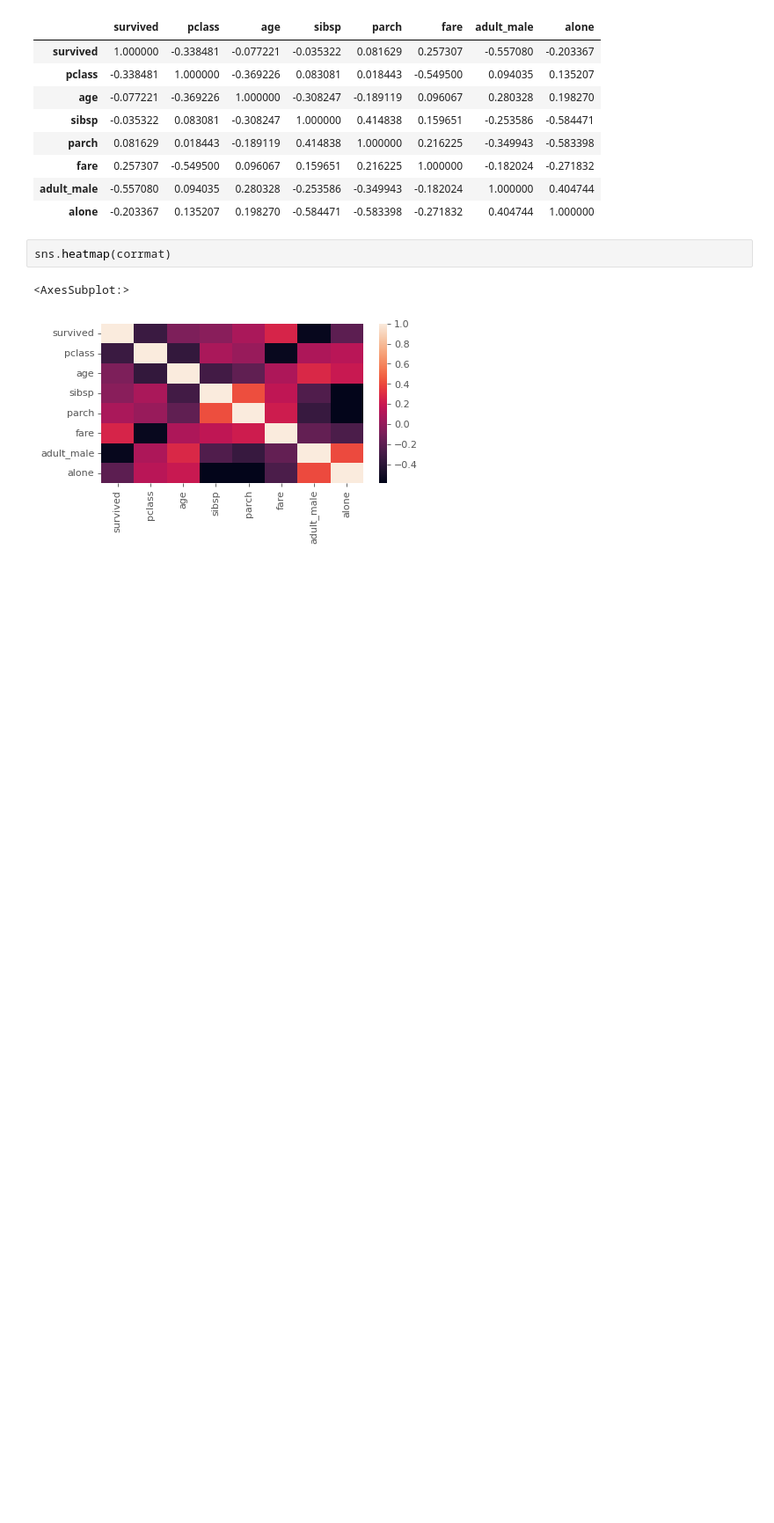
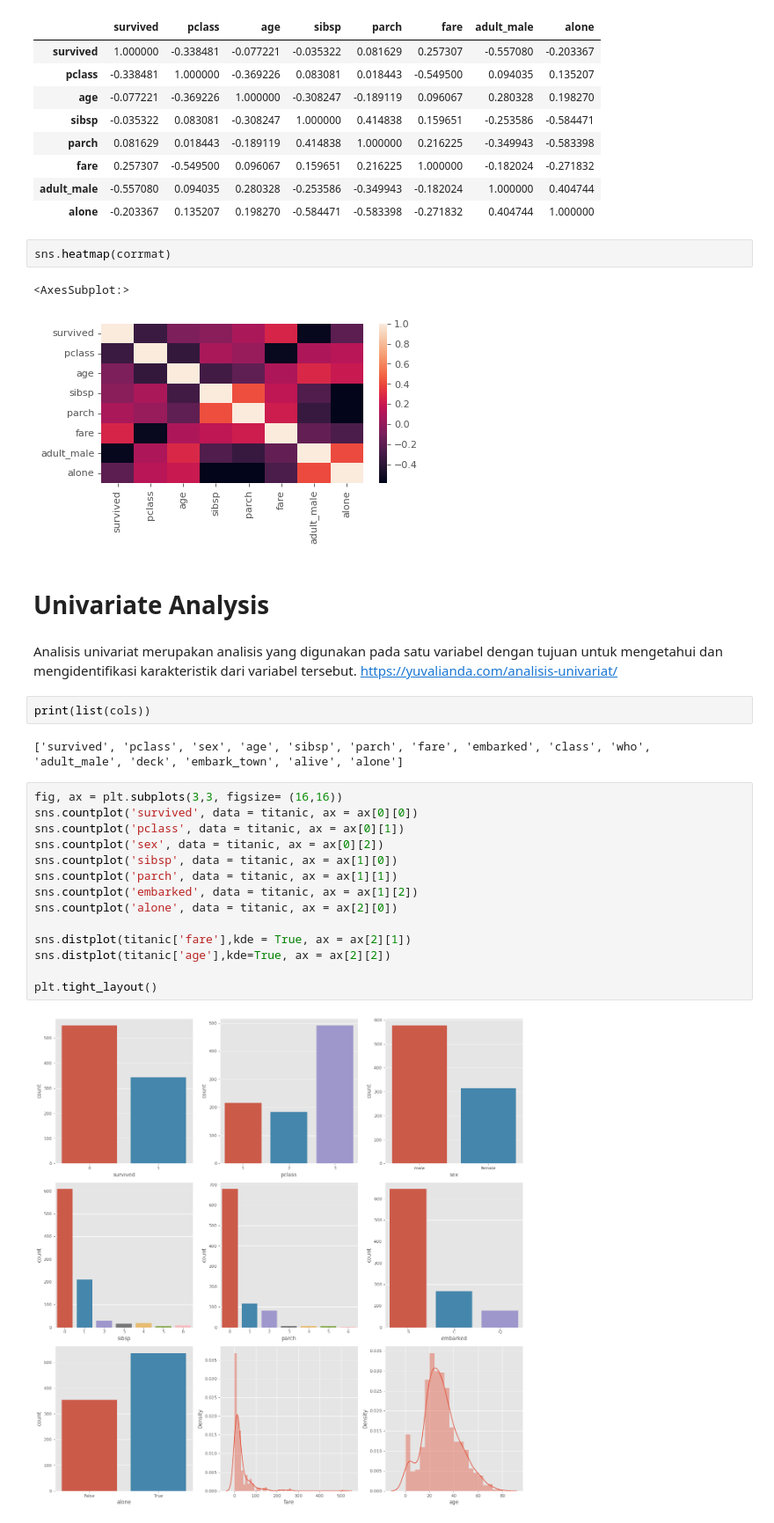
Before and after one commit to one2pret/eda-titanic, a Jupyter notebook: eda-titanic.ipynb, the cells around one changed output. Shown: that part at 88% size. Saved outputs shown, nothing was run; the diff lists cells and outputs as text; blank space fills up the shorter version.

Commit message:
update tambah latihan dari stackup

```diff
--- a/eda-titanic.ipynb
+++ b/eda-titanic.ipynb
@@ -122,3 +122,27 @@ sns.heatmap(corrmat)
 # %% [output]
 <AxesSubplot:>
 [figure]
+# %% [markdown]
+# Univariate Analysis
+# %% [markdown]
+Analisis univariat merupakan analisis yang digunakan pada satu variabel dengan tujuan untuk mengetahui dan mengidentifikasi karakteristik dari variabel tersebut. https://yuvalianda.com/analisis-univariat/
+# %%
+print(list(cols))
+# %% [output]
+['survived', 'pclass', 'sex', 'age', 'sibsp', 'parch', 'fare', 'embarked', 'class', 'who', 'adult_male', 'deck', 'embark_town', 'alive', 'alone']
+# %%
+fig, ax = plt.subplots(3,3, figsize= (16,16))
+sns.countplot('survived', data = titanic, ax = ax[0][0])
+sns.countplot('pclass', data = titanic, ax = ax[0][1])
+sns.countplot('sex', data = titanic, ax = ax[0][2])
+sns.countplot('sibsp', data = titanic, ax = ax[1][0])
+sns.countplot('parch', data = titanic, ax = ax[1][1])
+sns.countplot('embarked', data = titanic, ax = ax[1][2])
+sns.countplot('alone', data = titanic, ax = ax[2][0])
+
+sns.distplot(titanic['fare'],kde = True, ax = ax[2][1])
+sns.distplot(titanic['age'],kde=True, ax = ax[2][2])
+
+plt.tight_layout()
+# %% [output]
+[figure, added]
```
Also changed, not shown: parts of 15 cells of this notebook, 5 other files.
